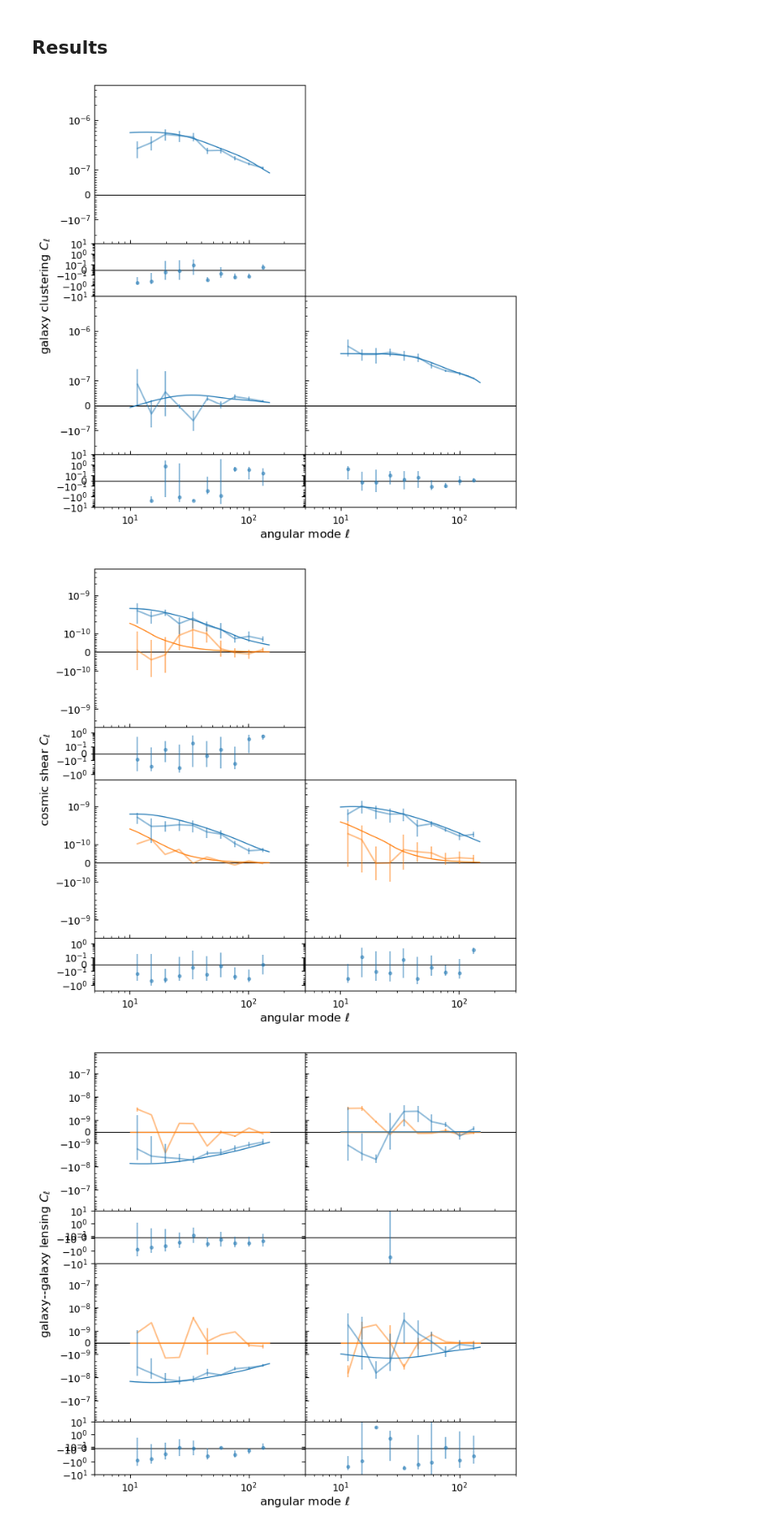
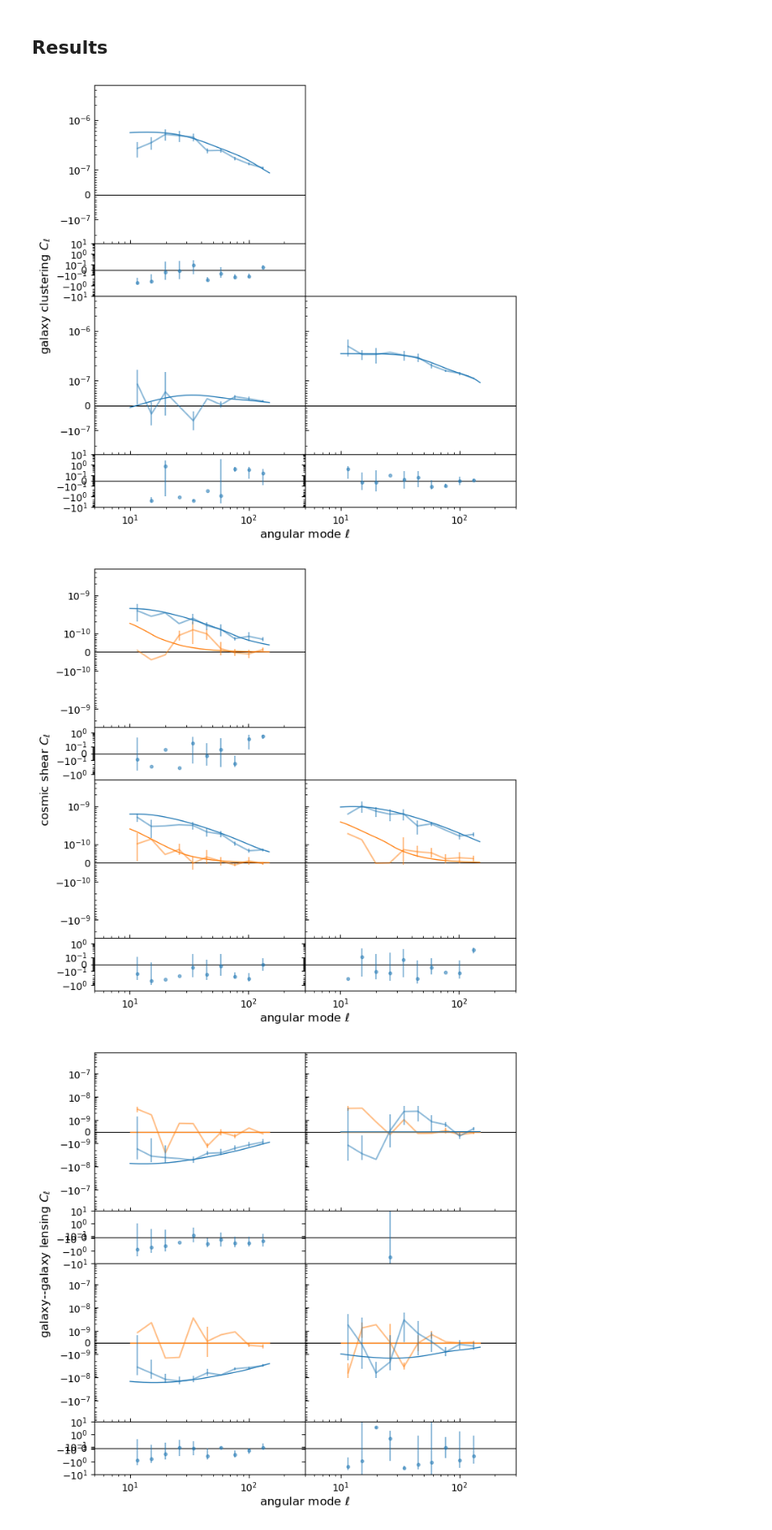
Before and after one commit to heracles-ec/heracles, a Jupyter notebook: examples/example_covariance.ipynb, the cells around one changed output. Shown at 84% size. Saved outputs shown, nothing was run; the diff lists cells and outputs as text; code cells hidden in the pictures.

```diff
--- a/examples/example_covariance.ipynb
+++ b/examples/example_covariance.ipynb
@@ -193,7 +193,7 @@ $$
 such that $W_{ijk} \rightarrow 0$ and thus $\mathbb{E} [W_{ijk}]_k \rightarrow 0$.
 However, the prefactor $(K-1)$ ensures that the Jackknige covariance doesn't vanish as $K$ increases.
 # %%
-cov_jk = dices.jackknife_covariance(cqs0, cqs1)
+cov_jk = dices.jackknife_covariance(cqs1.values())
 # %%
 plt.imshow(cov_jk[("POS", "POS", "POS", "POS", 1, 1, 1, 1)],
            vmin=-2.5*10**-14, vmax=2.5*10**-14, cmap="seismic")
@@ -328,7 +264,7 @@ for i in range(1, nbins):
     for j in range(i, nbins):
         key = ("POS", "POS", i, j)
         cov_key = ("POS", "POS", "POS", "POS", i, j, i, j)
-        c = _dices_cov[cov_key][0, 0, :, :]
+        c = debiased_cov_jk[cov_key][:, :]
         err = np.sqrt(np.diag(c))
         ax[2 * (j - 1), i - 1].errorbar(
             lgrid, cqs0[key], yerr=err, c="C0", lw=1.5, zorder=3.0, alpha=0.5
@@ -376,7 +312,7 @@ fig.supylabel("galaxy clustering $C_\\ell$", x=-0.1, ha="right")
 
 plt.show()
 # %% [output]
-[figure, old version]
+[figure, new version]
 # %%
 fig, ax = plt.subplots(
     2 * (nbins - 1),
@@ -392,9 +328,9 @@ for i in range(1, nbins):
     for j in range(i, nbins):
         key = ("SHE", "SHE", i, j)
         cov_key = ("SHE", "SHE", "SHE", "SHE", i, j, i, j)
-        e_c = _delete1_cov[cov_key][0, 0]
+        e_c = debiased_cov_jk[cov_key][0, 0]
         e_err = np.sqrt(np.diag(e_c))
-        b_c = _delete1_cov[cov_key][1, 1]
+        b_c = debiased_cov_jk[cov_key][1, 1]
         b_err = np.sqrt(np.diag(b_c))
         ax[2 * (j - 1), i - 1].errorbar(
             lgrid,
@@ -443,34 +379,34 @@ for i in range(1, nbins):
         )
         ax[2 * (j - 1), i - 1].set_ylim(-3e-9, 5e-9)
         ax[2 * (j - 1) + 1, i - 1].set_yscale(
             "symlog", linthresh=0.1, linscale=0.45, subs=np.arange(0.1, 1.0, 0.1)
         )
         ax[2 * (j - 1) + 1, i - 1].set_ylim(-2.5, 2.5)
 
         ax[2 * (j - 1), i - 1].set_xscale("log")
         ax[2 * (j - 1), i - 1].set_xlim(5, lmax * 2)
         ax[2 * (j - 1) + 1, i - 1].set_xscale("log")
         ax[2 * (j - 1) + 1, i - 1].set_xlim(5, lmax * 2)
         if i > 1:
             ax[2 * (j - 1), i - 1].set_yticklabels([])
             ax[2 * (j - 1) + 1, i - 1].set_yticklabels([])
 ax[0, 0].xaxis.get_major_locator().set_params(numticks=99)
 ax[0, 0].xaxis.get_minor_locator().set_params(
     numticks=99, subs=np.arange(0.1, 1.0, 0.1)
 )
 # ax[0, 0].set_yscale(
 #    "symlog", linthresh=1e-10, linscale=0.45, subs=np.arange(0.1, 1.0, 0.1)
 # )
 # ax[0, 0].set_ylim(-3e-7, 5e-7)
 
 fig.subplots_adjust(left=0.0, bottom=0.0, right=1.0, top=1.0, wspace=0.0, hspace=0.0)
 
 fig.supxlabel("angular mode $\\ell$", y=-0.05, va="top")
 fig.supylabel("cosmic shear $C_\\ell$", x=-0.1, ha="right")
 
 plt.show()
 # %% [output]
-[figure, old version]
+[figure, new version]
 # %%
 fig, ax = plt.subplots(
     2 * (nbins - 1),
```
Also changed, not shown: parts of 13 cells of this notebook, 8 other files.
